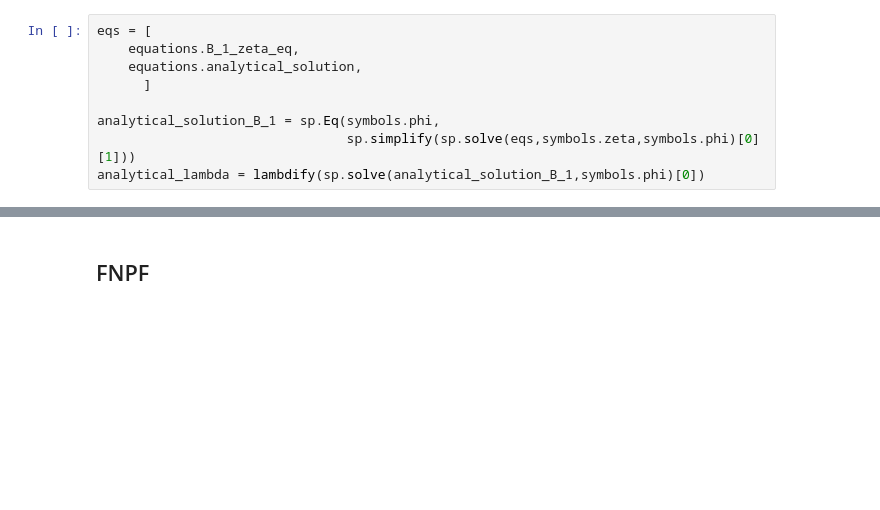
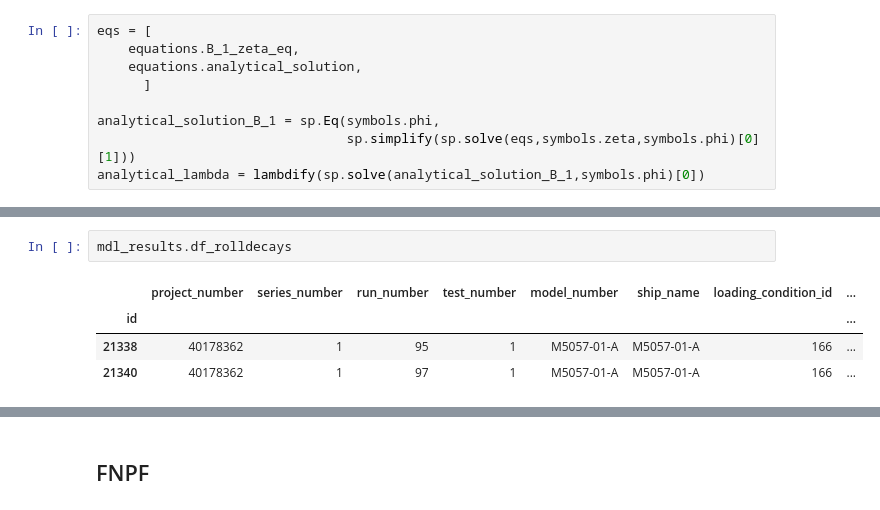
Before and after one commit to martinlarsalbert/Prediction-of-roll-motion-using-fully-nonlinear-potential-flow-and-Ikedas-method, a Jupyter notebook: reports/ISOPE_outline/01.1.outline.ipynb, the cells around one changed output, grey strips where cells are left out. Cells and saved outputs as stored; diff of their text form; blank space fills up the shorter version.

```diff
--- a/reports/ISOPE_outline/01.1.outline.ipynb
+++ b/reports/ISOPE_outline/01.1.outline.ipynb
@@ -268,0 +310,7 @@ analytical_lambda
+# %%
+mdl_results.df_rolldecays
+# %% [output]
+|  | project_number | series_number | run_number | test_number | model_number | ship_name | loading_condition_id | ... |
+| id |  |  |  |  |  |  |  | ... |
+| 21338 | 40178362 | 1 | 95 | 1 | M5057-01-A | M5057-01-A | 166 | ... |
+| 21340 | 40178362 | 1 | 97 | 1 | M5057-01-A | M5057-01-A | 166 | ... |
```
Also changed, not shown: parts of 13 cells of this notebook, 2 other files.
